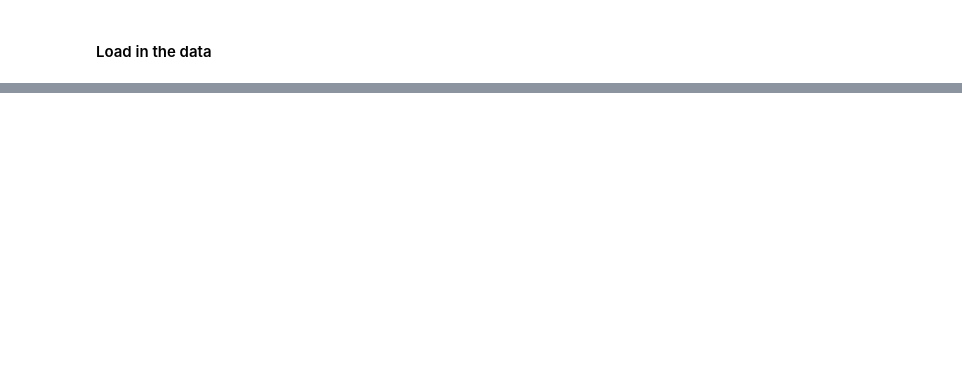
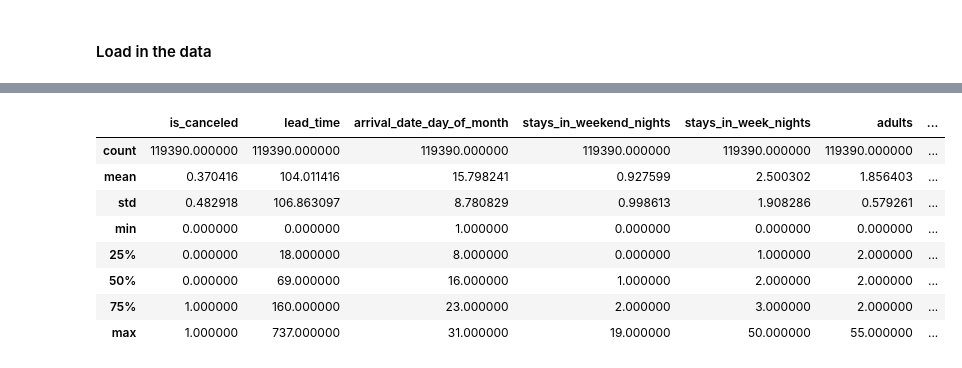
Before and after one commit to TraceGrain1/si618_final_project, a Jupyter notebook: Final_Project_Notebook.ipynb, the cells around one changed output, grey strips where cells are left out. Cells and saved outputs as stored; diff of their text form; code cells hidden in the pictures; blank space fills up the shorter version.

Commit message:
started Load, Inspect and Clean

```diff
--- a/Final_Project_Notebook.ipynb
+++ b/Final_Project_Notebook.ipynb
@@ -28,0 +32,5 @@ import pandas as pd
+# %%
+# Load in the hotel bookings data set
+
+# Change this path to where you have the hotel bookings data set
+hotel_bookings = pd.read_csv('C:/VS_Code_Projects/SI_618/si618_final_project/data/hotel_bookings.csv')
@@ -28,0 +71,8 @@ import pandas as pd
+# %%
+# convert columns to the appropritat data types given the type of data it is
+# more specifically turn  the following columns into categorical data types
+# arrival_date_year, arrival_date_week_number, agent, company
+hotel_bookings['arrival_date_year'] = hotel_bookings['arrival_date_year'].astype('category')
+hotel_bookings['arrival_date_week_number'] = hotel_bookings['arrival_date_week_number'].astype('category')
+hotel_bookings['agent'] = hotel_bookings['agent'].astype('category')
+hotel_bookings['company'] = hotel_bookings['company'].astype('category')
@@ -28,0 +171,13 @@ import pandas as pd
+# %%
+# look at the distribution of numerical columns
+hotel_bookings.describe()
+# %% [output]
+|  | is_canceled | lead_time | arrival_date_day_of_month | stays_in_weekend_nights | stays_in_week_nights | adults | ... |
+| count | 119390.000000 | 119390.000000 | 119390.000000 | 119390.000000 | 119390.000000 | 119390.000000 | ... |
+| mean | 0.370416 | 104.011416 | 15.798241 | 0.927599 | 2.500302 | 1.856403 | ... |
+| std | 0.482918 | 106.863097 | 8.780829 | 0.998613 | 1.908286 | 0.579261 | ... |
+| min | 0.000000 | 0.000000 | 1.000000 | 0.000000 | 0.000000 | 0.000000 | ... |
+| 25% | 0.000000 | 18.000000 | 8.000000 | 0.000000 | 1.000000 | 2.000000 | ... |
+| 50% | 0.000000 | 69.000000 | 16.000000 | 1.000000 | 2.000000 | 2.000000 | ... |
+| 75% | 1.000000 | 160.000000 | 23.000000 | 2.000000 | 3.000000 | 2.000000 | ... |
+| max | 1.000000 | 737.000000 | 31.000000 | 19.000000 | 50.000000 | 55.000000 | ... |
```
Also changed, not shown: parts of 16 cells of this notebook, 3 other files.
